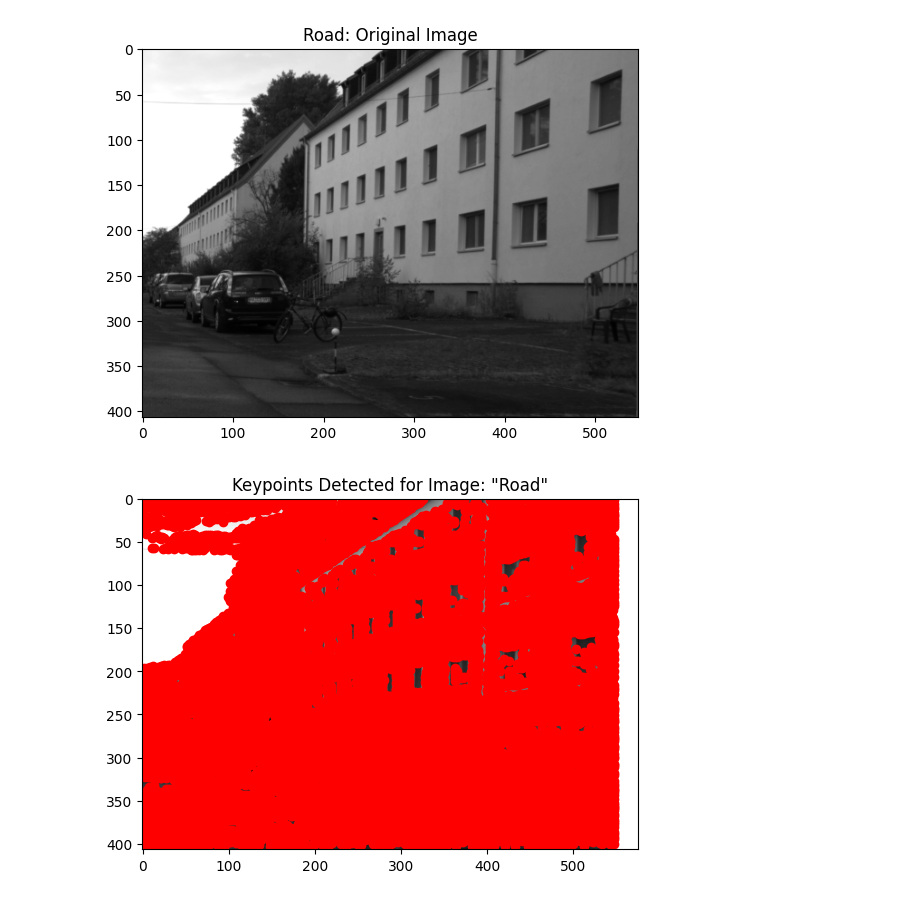
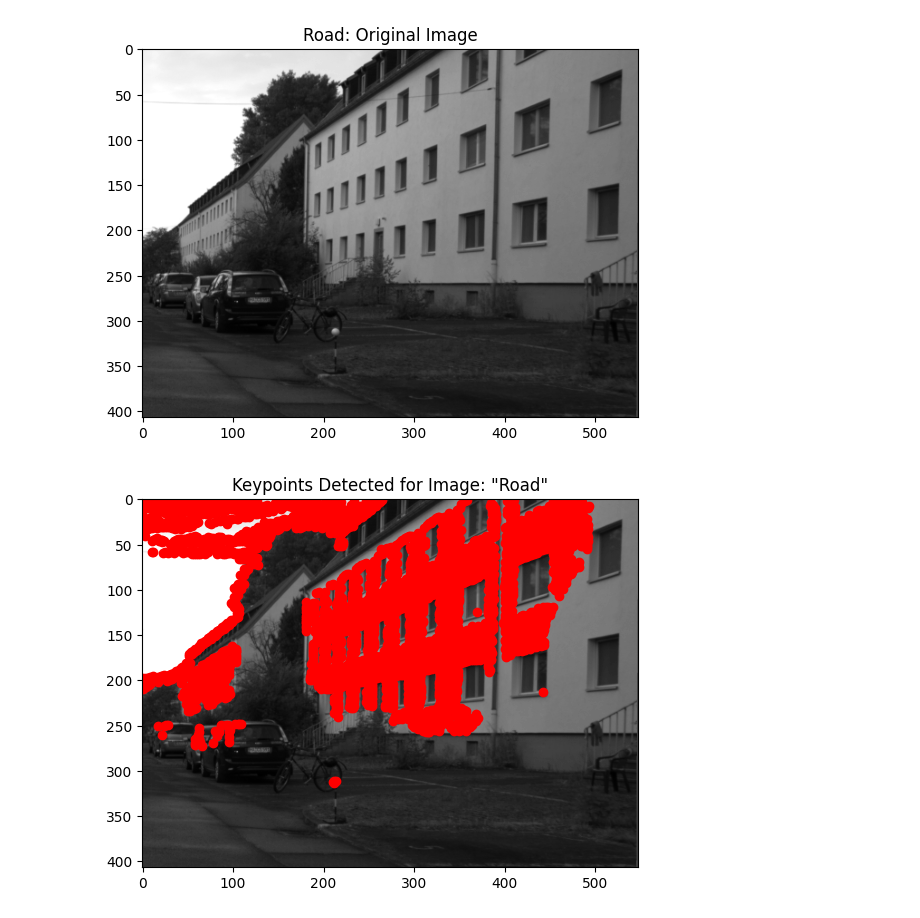
Before and after one commit to sraza-onshape/samaj-vision, a Jupyter notebook: Line-Detection/problems.ipynb, the cells around one changed output. Cells and saved outputs as stored; diff of their text form; code cells hidden in the pictures.

Commit message:
debug setting of threshold

```diff
--- a/Line-Detection/problems.ipynb
+++ b/Line-Detection/problems.ipynb
@@ -24,11 +24,11 @@ plt.imshow(original_image, cmap="gray")
 plt.show()
 # %% [output]
 [figure]
-# %%
-HessianDetector.find_keypoints_and_visualize(
-    np.array(original_image),
-    "Road",
-    threshold=99.99999  # let's arbitrarily start testing, using the 75th percentile of
-)
-# %% [output]
-[figure, removed]
+# %%
+HessianDetector.find_keypoints_and_visualize(
+    np.array(original_image),
+    "Road",
+    percentile=72.57  # note: I had to run the code several times to arrive at this value
+)
+# %% [output]
+[figure, added]
```
Also changed, not shown: 1 other file.
